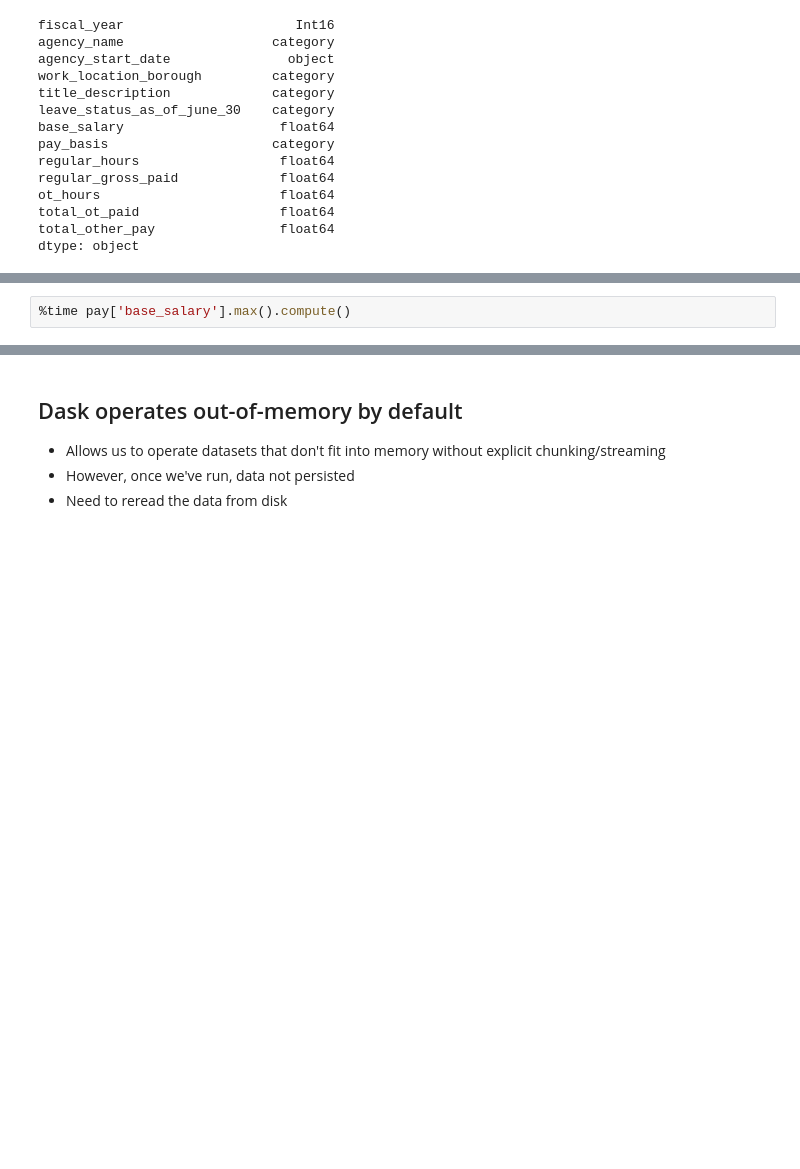
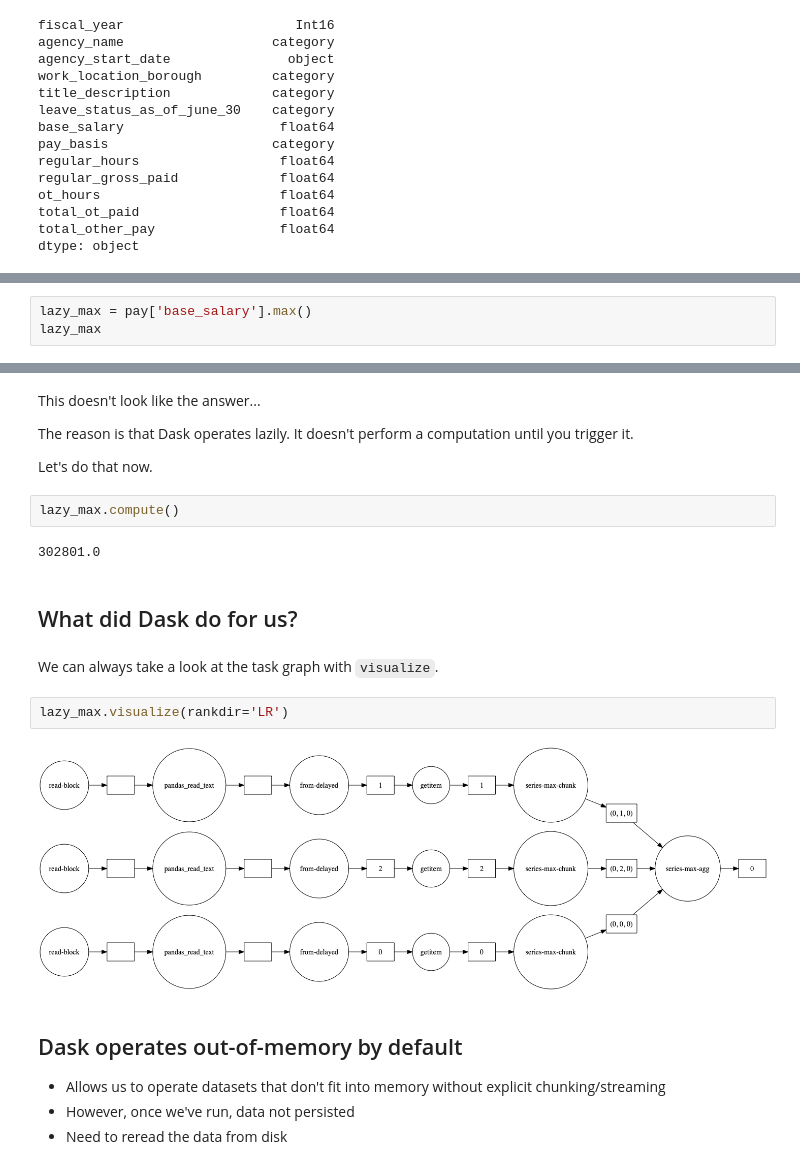
Before and after one commit to dgerlanc/dask-scaling-dataframe, a Jupyter notebook: 01-10-minutes-to-dask.ipynb, the cells around one changed output, grey strips where cells are left out. Drawn from its saved outputs; the diff is of its cells as text; blank space fills up the shorter version.

```diff
--- a/01-10-minutes-to-dask.ipynb
+++ b/01-10-minutes-to-dask.ipynb
@@ -127,3 +188,4 @@ dd.read_csv(
 # %%
-%time pay['base_salary'].max().compute()
+lazy_max = pay['base_salary'].max()
+lazy_max
 # %% [output]
@@ -133,3 +193,21 @@ Wall time: 5.3 s
+# %% [markdown]
+This doesn't look like the answer...
+
+The reason is that Dask operates lazily. It doesn't perform a computation until you trigger it.
+
+Let's do that now.
+# %%
+lazy_max.compute()
+# %% [output]
+302801.0
+# %% [markdown]
+## What did Dask do for us?
+# %% [markdown]
+We can always take a look at the task graph with `visualize`.
+# %%
+lazy_max.visualize(rankdir='LR')
+# %% [output]
+[figure, added]
 # %% [markdown]
 ## Dask operates out-of-memory by default
 
```
Also changed, not shown: parts of 42 cells of this notebook, 15 other files.
